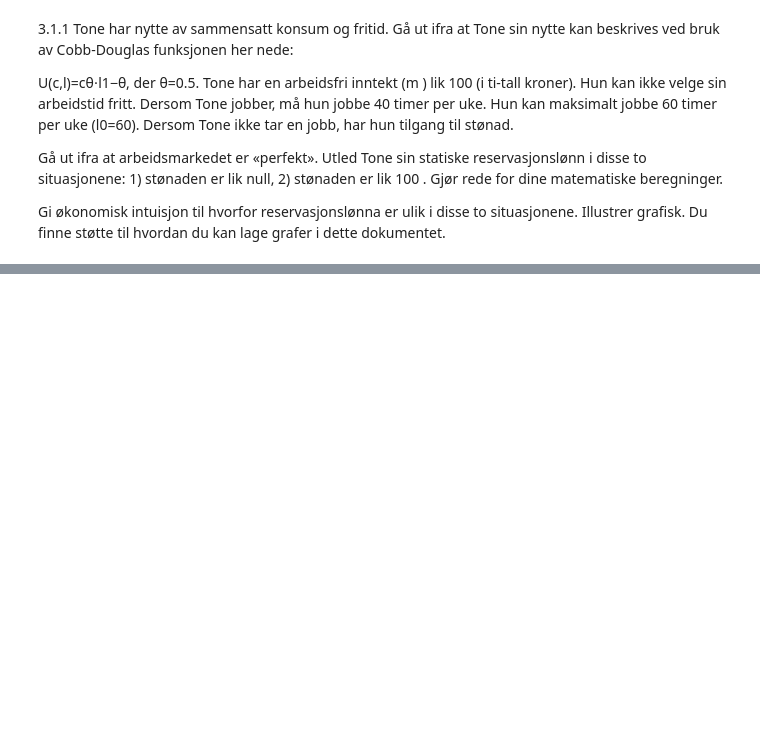
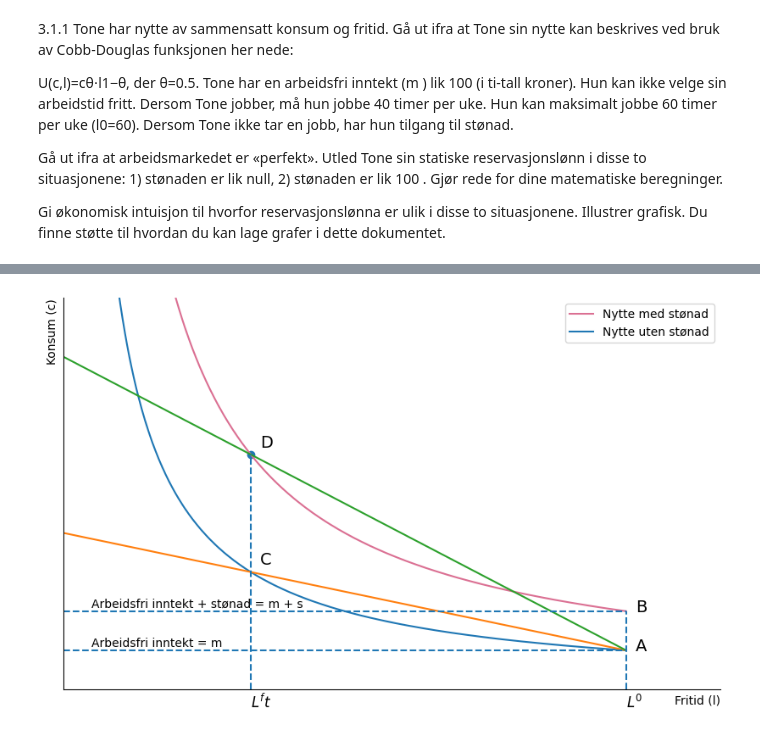
Before and after one commit to DanielFabioG/SOK-2008, a Jupyter notebook: Utfordringer/kodetilutf3.ipynb, the cells around one changed output, grey strips where cells are left out. Cells and saved outputs as stored; diff of their text form; code cells hidden in the pictures; blank space fills up the shorter version.

```diff
--- a/Utfordringer/kodetilutf3.ipynb
+++ b/Utfordringer/kodetilutf3.ipynb
@@ -80 +123,49 @@ def wages_2(l_values):
+# %%
+# Definerer en akse
+def create_ax():
+    fig, ax = plt.subplots(figsize=(10, 6))
+    ax.set(xlim=(0, 70))
+    ax.set(ylim=(0, 1000))
+    ax.spines['top'].set_color('none')
+    ax.spines['right'].set_color('none')
+    # i want it in the top left
+    plt.xlabel('Fritid (l)',loc="right")
+    plt.ylabel('Konsum (c)', loc="top")
+    ax.set_xticks([])
+    ax.set_yticks([])
+    return fig, ax
+
+fig, ax = create_ax()
+
+# Plotter indifferenskurver
+ax.plot(l_values,c_func_2(l_values), label ="Nytte med stønad", color="palevioletred")
+ax.plot(l_values, c_func(l_values), label=f'Nytte uten stønad')
+# Plotter budsjettbettingelser
+ax.plot(l_values, wages(l_values))
+ax.plot(l_values, wages_2(l_values))
+# Viser arbeidsfri inntekt
+ax.hlines(m_num,0,l0_num, linestyles="dashed")
+ax.hlines(m_num+s_num,0,l0_num, linestyles="dashed")
+# Viser hvor personen går i arbeid
+ax.vlines(l0_num-l_arbeid,0,m_num + sol_2_num * (l0_num-20), linestyles="dashed")
+# Viser hvor personen ikke går i arbeid
+ax.vlines(l0_num,0,m_num+s_num, linestyles="dashed")
+# Definerer noen punkter
+ax.text(x=61,y=100, s="A", fontsize=14)
+ax.text(x=61,y=200,s="B", fontsize=14)
+ax.text(x=21,y=320, s="C", fontsize=14)
+ax.text(x=21, y=620, s="D", fontsize=14)
+#
+ax.text(x=3, y=111, s="Arbeidsfri inntekt = m")
+#
+ax.text(x=3, y=211, s="Arbeidsfri inntekt + stønad = m + s")
+#
+ax.text(x=20, y=-45, s='$L^ft$', size=12)
+ax.text(x=60, y=-45, s='$L^0$', size=12)
+# Viser hvor personen ...?
+ax.scatter(x =20, y=m_num + sol_2_num * (l0_num-20))
+ax.legend()
+plt.show()
+# %% [output]
+[figure, added]
 # %%
```
Also changed, not shown: parts of 5 cells of this notebook.
